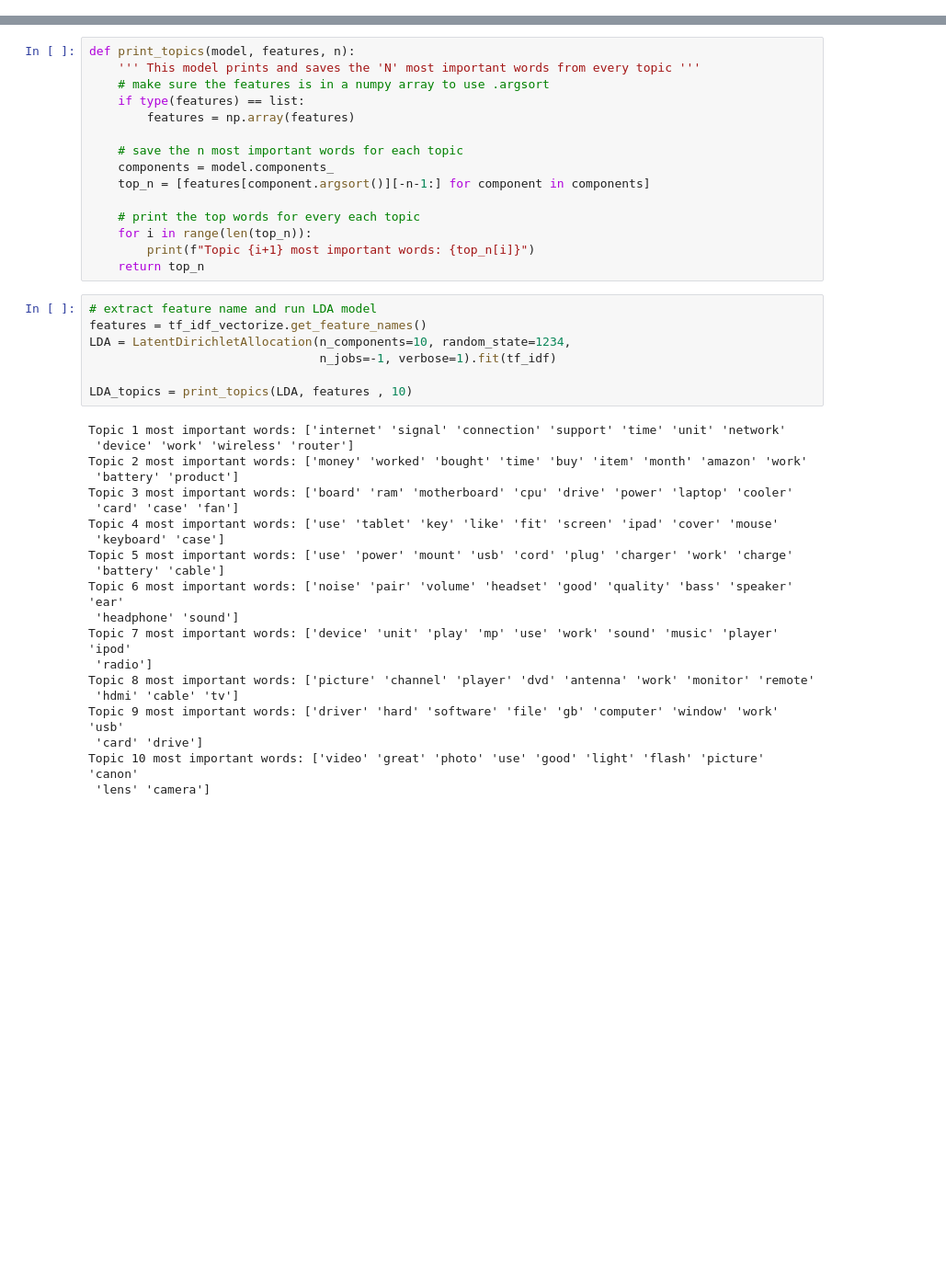
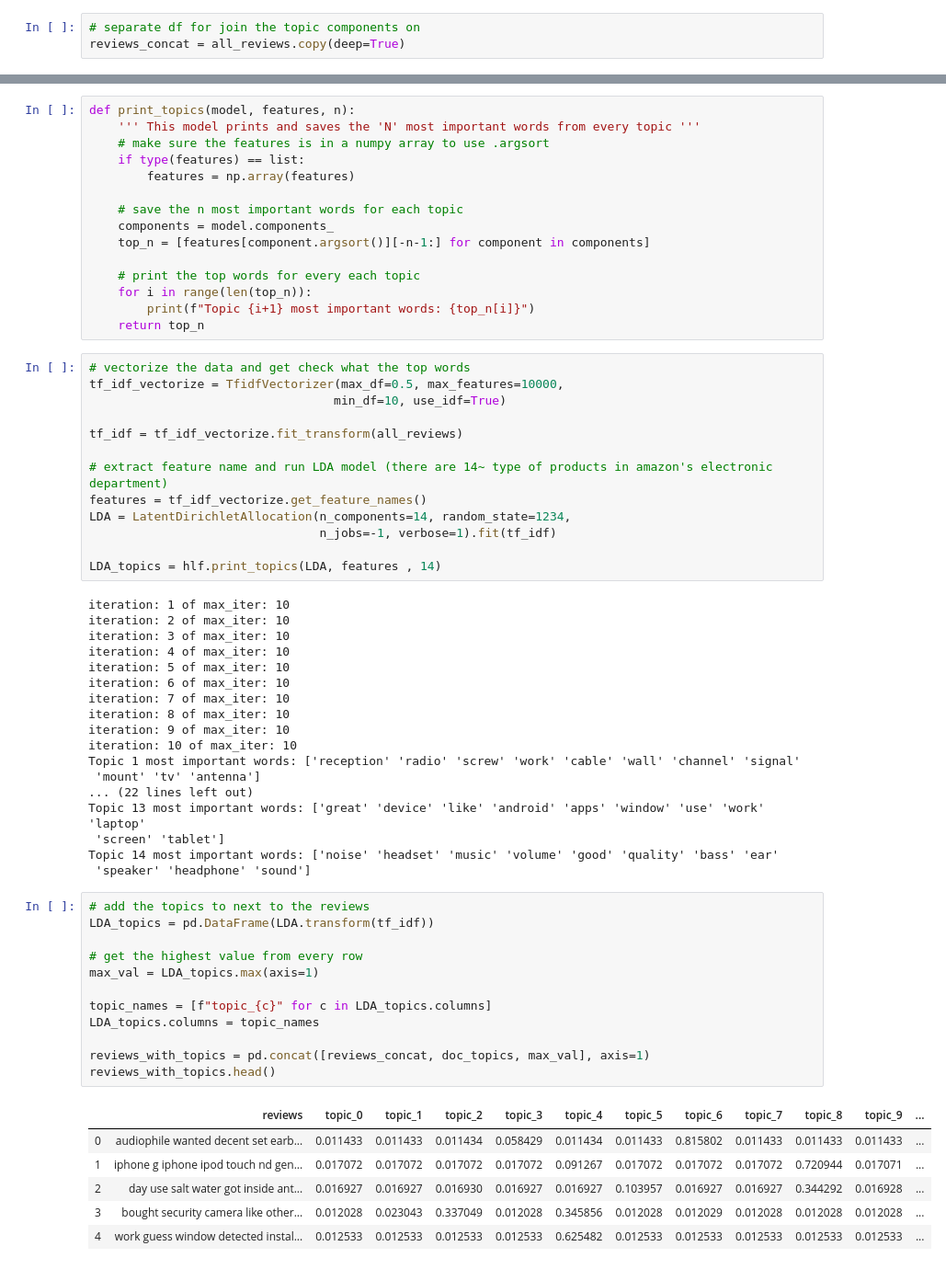
Before and after one commit to krbarounis/Amazon_Reviews_NLP_Project, a Jupyter notebook: Unsupervised_models.ipynb, the cells around one changed output, grey strips where cells are left out. Shown: that part at 92% size. Drawn from its saved outputs; the diff is of its cells as text; blank space fills up the shorter version.

```diff
--- a/Unsupervised_models.ipynb
+++ b/Unsupervised_models.ipynb
@@ -15,0 +29,3 @@ cleaned_reviews =  df.copy(deep=True)['reviews']
+# %%
+# separate df for join the topic components on
+reviews_concat = all_reviews.copy(deep=True)
@@ -86,30 +61,52 @@ def print_topics(model, features, n):
         print(f"Topic {i+1} most important words: {top_n[i]}")
     return top_n
 # %%
-# extract feature name and run LDA model
+# vectorize the data and get check what the top words
+tf_idf_vectorize = TfidfVectorizer(max_df=0.5, max_features=10000,
+                                  min_df=10, use_idf=True)
+
+tf_idf = tf_idf_vectorize.fit_transform(all_reviews)
+
+# extract feature name and run LDA model (there are 14~ type of products in amazon's electronic department)
 features = tf_idf_vectorize.get_feature_names()
-LDA = LatentDirichletAllocation(n_components=10, random_state=1234,
+LDA = LatentDirichletAllocation(n_components=14, random_state=1234,
                                 n_jobs=-1, verbose=1).fit(tf_idf)
 
-LDA_topics = print_topics(LDA, features , 10)
+LDA_topics = hlf.print_topics(LDA, features , 14)
 # %% [output]
-Topic 1 most important words: ['internet' 'signal' 'connection' 'support' 'time' 'unit' 'network'
- 'device' 'work' 'wireless' 'router']
-Topic 2 most important words: ['money' 'worked' 'bought' 'time' 'buy' 'item' 'month' 'amazon' 'work'
- 'battery' 'product']
-Topic 3 most important words: ['board' 'ram' 'motherboard' 'cpu' 'drive' 'power' 'laptop' 'cooler'
- 'card' 'case' 'fan']
-Topic 4 most important words: ['use' 'tablet' 'key' 'like' 'fit' 'screen' 'ipad' 'cover' 'mouse'
- 'keyboard' 'case']
-Topic 5 most important words: ['use' 'power' 'mount' 'usb' 'cord' 'plug' 'charger' 'work' 'charge'
- 'battery' 'cable']
-Topic 6 most important words: ['noise' 'pair' 'volume' 'headset' 'good' 'quality' 'bass' 'speaker' 'ear'
- 'headphone' 'sound']
-Topic 7 most important words: ['device' 'unit' 'play' 'mp' 'use' 'work' 'sound' 'music' 'player' 'ipod'
- 'radio']
-Topic 8 most important words: ['picture' 'channel' 'player' 'dvd' 'antenna' 'work' 'monitor' 'remote'
- 'hdmi' 'cable' 'tv']
-Topic 9 most important words: ['driver' 'hard' 'software' 'file' 'gb' 'computer' 'window' 'work' 'usb'
- 'card' 'drive']
-Topic 10 most important words: ['video' 'great' 'photo' 'use' 'good' 'light' 'flash' 'picture' 'canon'
- 'lens' 'camera']
+iteration: 1 of max_iter: 10
+iteration: 2 of max_iter: 10
+iteration: 3 of max_iter: 10
+iteration: 4 of max_iter: 10
+iteration: 5 of max_iter: 10
+iteration: 6 of max_iter: 10
+iteration: 7 of max_iter: 10
+iteration: 8 of max_iter: 10
+iteration: 9 of max_iter: 10
+iteration: 10 of max_iter: 10
+Topic 1 most important words: ['reception' 'radio' 'screw' 'work' 'cable' 'wall' 'channel' 'signal'
+ 'mount' 'tv' 'antenna']
+... (22 lines left out)
+Topic 13 most important words: ['great' 'device' 'like' 'android' 'apps' 'window' 'use' 'work' 'laptop'
+ 'screen' 'tablet']
+Topic 14 most important words: ['noise' 'headset' 'music' 'volume' 'good' 'quality' 'bass' 'ear'
+ 'speaker' 'headphone' 'sound']
+# %%
+# add the topics to next to the reviews
+LDA_topics = pd.DataFrame(LDA.transform(tf_idf))
+
+# get the highest value from every row
+max_val = LDA_topics.max(axis=1)
+
+topic_names = [f"topic_{c}" for c in LDA_topics.columns]
+LDA_topics.columns = topic_names
+
+reviews_with_topics = pd.concat([reviews_concat, doc_topics, max_val], axis=1)
+reviews_with_topics.head()
+# %% [output]
+|  | reviews | topic_0 | topic_1 | topic_2 | topic_3 | topic_4 | topic_5 | topic_6 | topic_7 | topic_8 | topic_9 | ... |
+| 0 | audiophile wanted decent set earb... | 0.011433 | 0.011433 | 0.011434 | 0.058429 | 0.011434 | 0.011433 | 0.815802 | 0.011433 | 0.011433 | 0.011433 | ... |
+| 1 | iphone g iphone ipod touch nd gen... | 0.017072 | 0.017072 | 0.017072 | 0.017072 | 0.091267 | 0.017072 | 0.017072 | 0.017072 | 0.720944 | 0.017071 | ... |
+| 2 | day use salt water got inside ant... | 0.016927 | 0.016927 | 0.016930 | 0.016927 | 0.016927 | 0.103957 | 0.016927 | 0.016927 | 0.344292 | 0.016928 | ... |
+| 3 | bought security camera like other... | 0.012028 | 0.023043 | 0.337049 | 0.012028 | 0.345856 | 0.012028 | 0.012029 | 0.012028 | 0.012028 | 0.012028 | ... |
+| 4 | work guess window detected instal... | 0.012533 | 0.012533 | 0.012533 | 0.012533 | 0.625482 | 0.012533 | 0.012533 | 0.012533 | 0.012533 | 0.012533 | ... |
```
Also changed, not shown: parts of 36 cells of this notebook, 3 other files.
